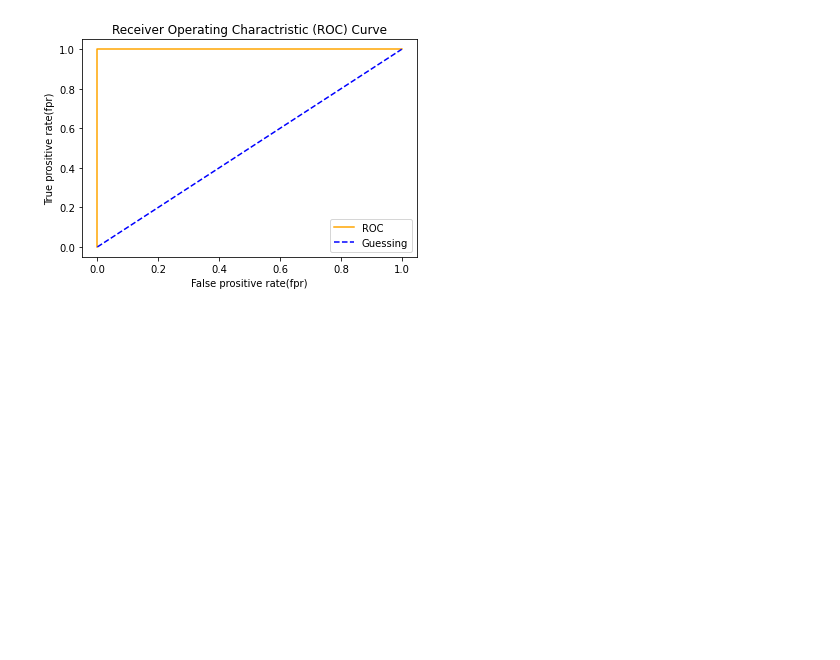
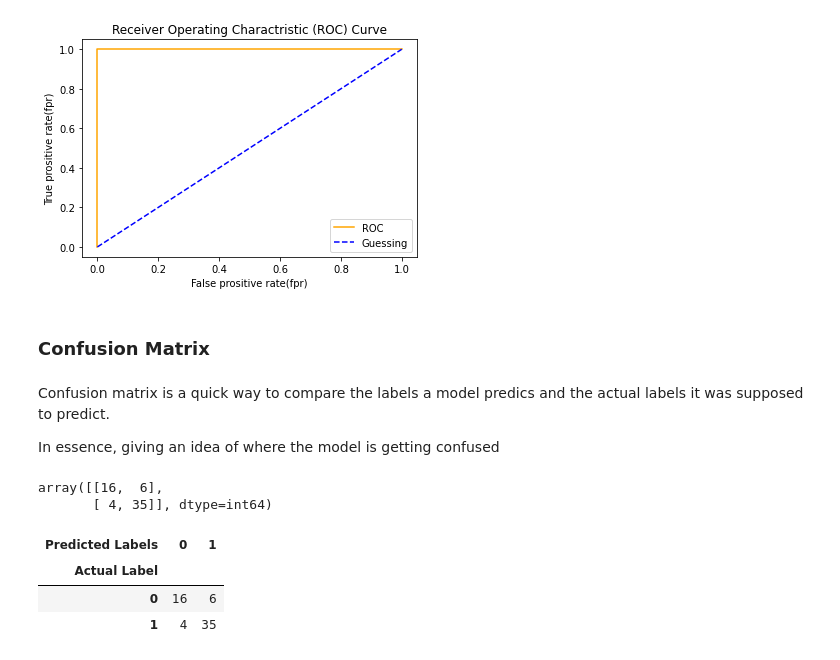
Before and after one commit to GKPSingh/M4D23, a Jupyter notebook: Scikit-Learn.ipynb, the cells around one changed output. Cells and saved outputs as stored; diff of their text form; code cells hidden in the pictures; blank space fills up the shorter version.

```diff
--- a/Scikit-Learn.ipynb
+++ b/Scikit-Learn.ipynb
@@ -875,3 +875,26 @@ fpr, tpr, thresholds  = roc_curve(y_test, y_test)
 plot_roc_curve(fpr, tpr)
 # %% [output]
 [figure]
+# %% [markdown]
+### Confusion Matrix
+# %% [markdown]
+Confusion matrix is a quick way to compare the labels a model predics and the actual labels it was supposed to predict.
+
+In essence, giving an idea of where the model is getting confused
+# %%
+from sklearn.metrics import confusion_matrix
+
+y_preds = clf.predict(X_test)
+
+confusion_matrix(y_test, y_preds)
+# %% [output]
+array([[16,  6],
+       [ 4, 35]], dtype=int64)
+# %%
+# Visualize confusion matrix with pd.crosstab()
+pd.crosstab(y_test, y_preds, rownames = ['Actual Label'], colnames = ['Predicted Labels'])
+# %% [output]
+| Predicted Labels | 0 | 1 |
+| Actual Label |  |  |
+| 0 | 16 | 6 |
+| 1 | 4 | 35 |
```
Also changed, not shown: parts of 10 cells of this notebook, 1 other file.
